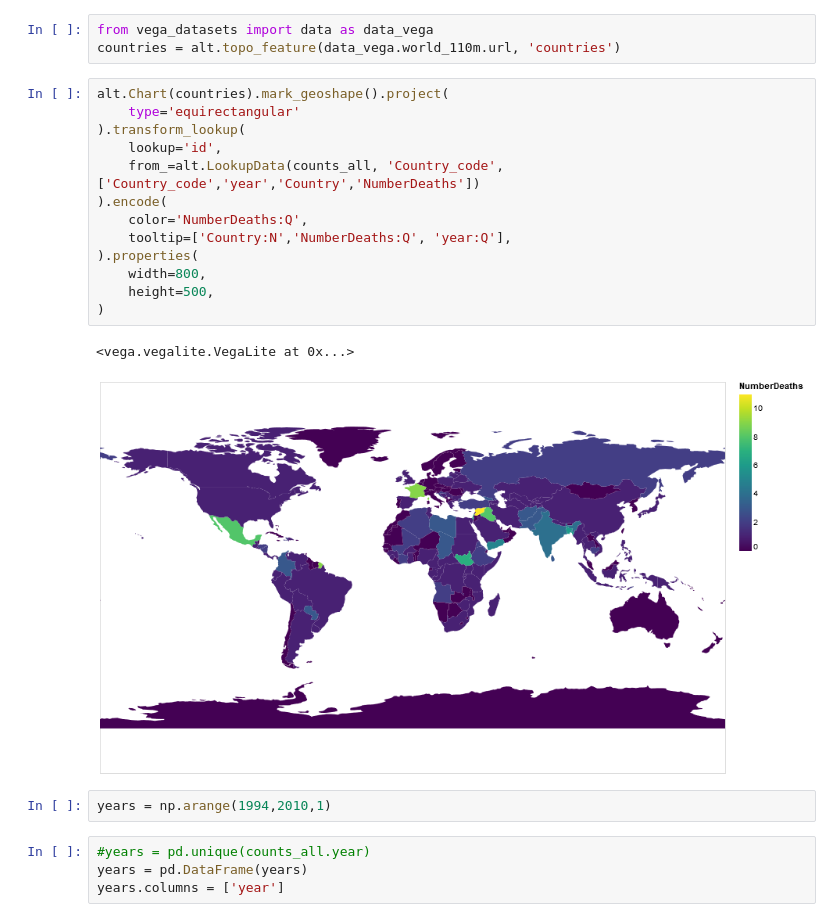
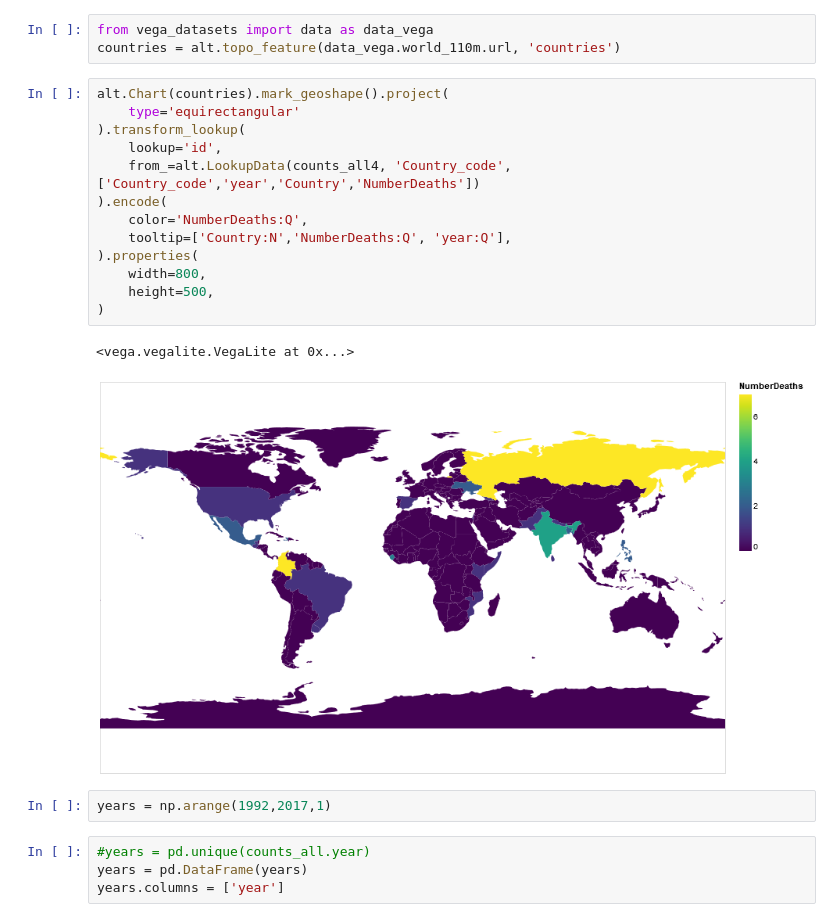
Before and after one commit to seashiva94/data_viz_project, a Jupyter notebook: mapColor.ipynb, the cells around one changed output. Drawn from its saved outputs; the diff is of its cells as text.

```diff
--- a/mapColor.ipynb
+++ b/mapColor.ipynb
@@ -87,21 +87,21 @@ countries = alt.topo_feature(data_vega.world_110m.url, 'countries')
 # %%
 alt.Chart(countries).mark_geoshape().project(
     type='equirectangular'
 ).transform_lookup(
     lookup='id',
-    from_=alt.LookupData(counts_all, 'Country_code', ['Country_code','year','Country','NumberDeaths'])
+    from_=alt.LookupData(counts_all4, 'Country_code', ['Country_code','year','Country','NumberDeaths'])
 ).encode(
     color='NumberDeaths:Q',
     tooltip=['Country:N','NumberDeaths:Q', 'year:Q'],
 ).properties(
     width=800,
     height=500,
 )
 # %% [output]
 <vega.vegalite.VegaLite at 0x...>
-[figure, old version]
+[figure, new version]
 # %%
-years = np.arange(1994,2010,1)
+years = np.arange(1992,2017,1)
 # %%
 #years = pd.unique(counts_all.year)
 years = pd.DataFrame(years)
```
Also changed, not shown: parts of 22 cells of this notebook.
